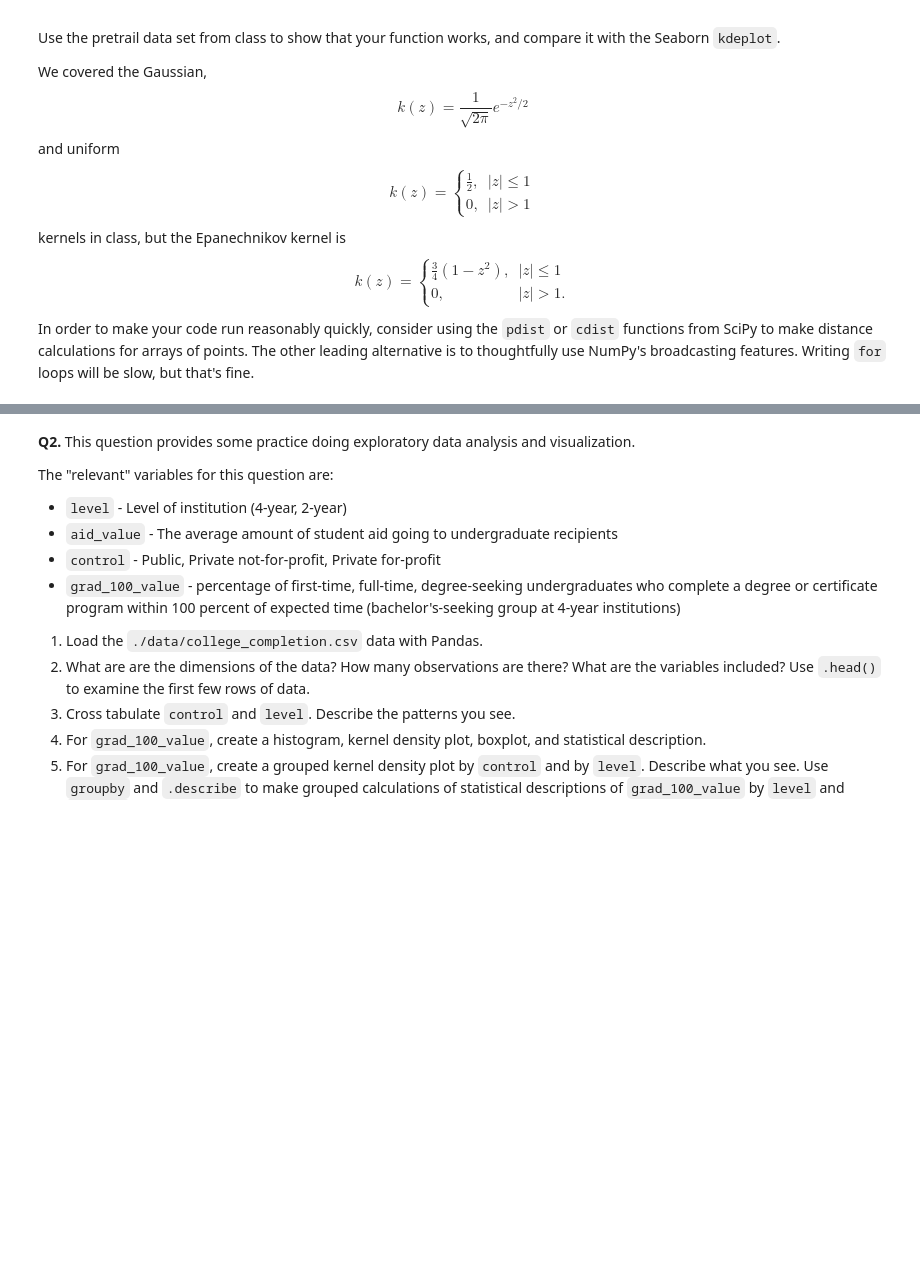
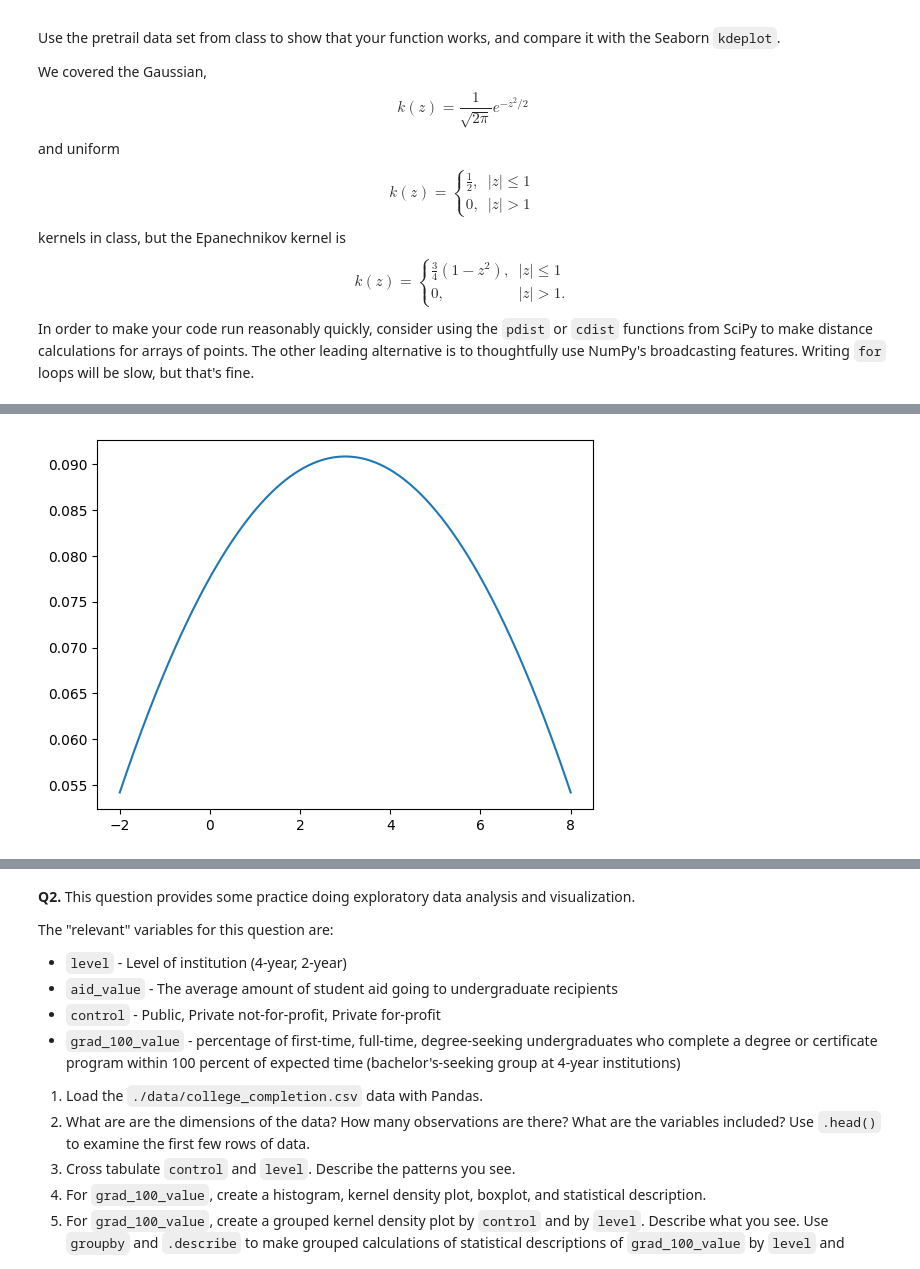
Before and after one commit to Camsbary/visualization_assignment, a Jupyter notebook: assignment.ipynb, the cells around one changed output, grey strips where cells are left out. Saved outputs shown, nothing was run; the diff lists cells and outputs as text; code cells hidden in the pictures; blank space fills up the shorter version.

```diff
--- a/assignment.ipynb
+++ b/assignment.ipynb
@@ -49,0 +76,4 @@ In order to make your code run reasonably quickly, consider using the `pdist` or
+# %%
+kernel_density([1,2,3,4,5], kernel='epanechnikov', bandwidth=8)
+# %% [output]
+[figure, added]
```
Also changed, not shown: parts of 5 cells of this notebook.
